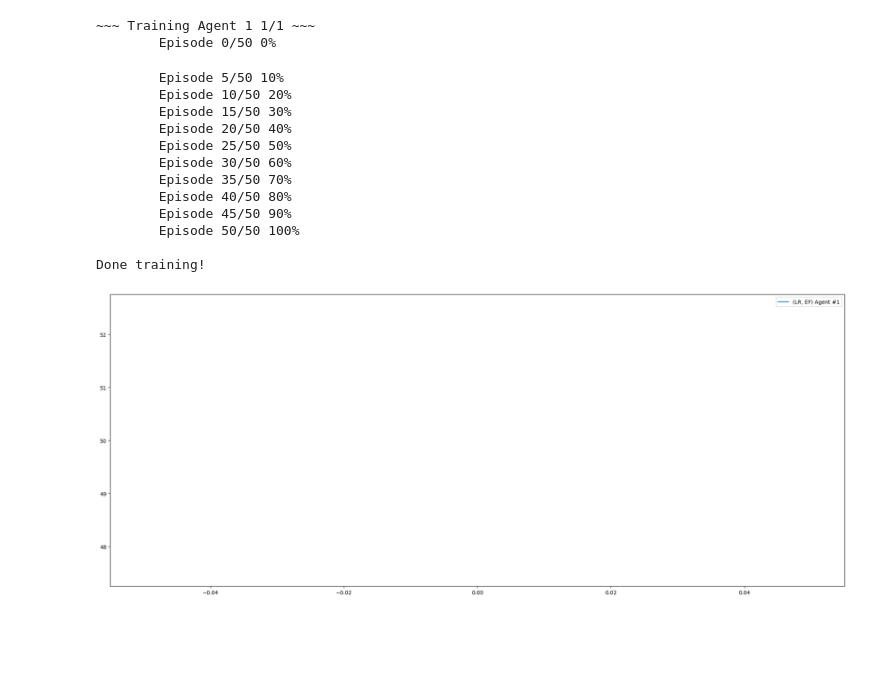
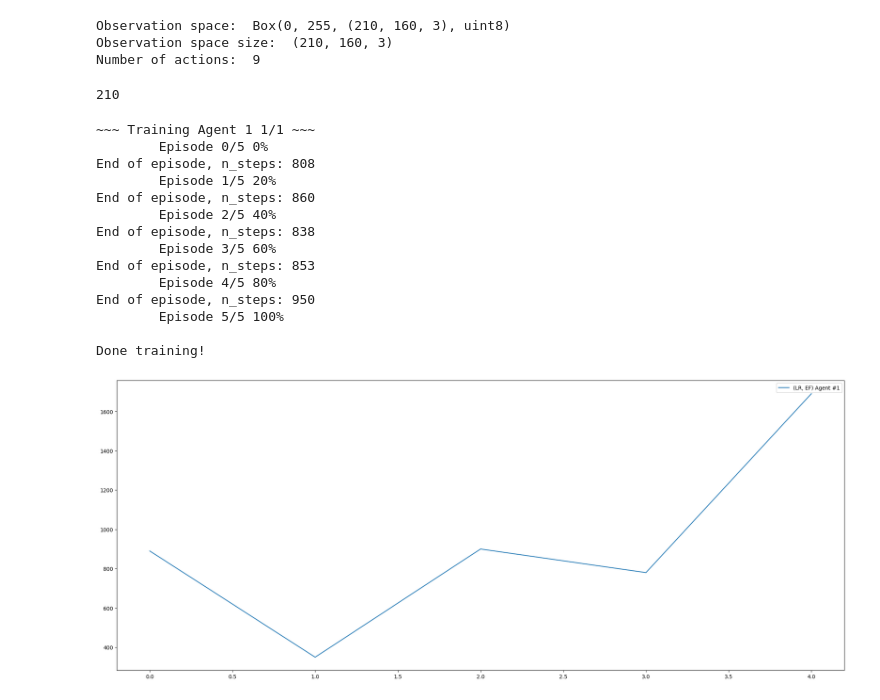
Before and after one commit to billyParmenter/Reinforcement-Learning, a Jupyter notebook: Project.ipynb, the cells around one changed output. Drawn from its saved outputs; the diff is of its cells as text; code cells hidden in the pictures; blank space fills up the shorter version.

```diff
--- a/Project.ipynb
+++ b/Project.ipynb
@@ -28,9 +35,17 @@ def plot(results, result_index, window_size, title):
   plt.show()
 # %%
 
-env = gym.make('MsPacman-v4')
+env = gym.make('MsPacman-v4', render_mode='human')
 
 num_obs, num_actions = describe_env(env)
+# %% [output]
+Observation space:  Box(0, 255, (210, 160, 3), uint8)
+Observation space size:  (210, 160, 3)
+Number of actions:  9
+# %%
+num_obs[0]
+# %% [output]
+210
 # %%
 
 dqn_agent = DQN_Agent({
@@ -42,30 +57,30 @@ dqn_agent = DQN_Agent({
 })
 # %%
 handler = Agent_handler({
-    "num_episodes":50,
-    "max_steps":15,
-    "notify_percent":10,
-    "update_rate": 5
+    "num_episodes":5,
+    "max_steps":10000,
+    "notify_percent":5,
+    "update_rate": 10
 })
 # %%
 results = handler.train([dqn_agent], env)
 # %% [output]
 ~~~ Training Agent 1 1/1 ~~~
-        Episode 0/50 0%
+        Episode 0/5 0%
+End of episode, n_steps: 808
+        Episode 1/5 20%
+End of episode, n_steps: 860
+        Episode 2/5 40%
+End of episode, n_steps: 838
+        Episode 3/5 60%
+End of episode, n_steps: 853
+        Episode 4/5 80%
+End of episode, n_steps: 950
+        Episode 5/5 100%
+
+Done training!
-        Episode 5/50 10%
-        Episode 10/50 20%
-        Episode 15/50 30%
-        Episode 20/50 40%
-        Episode 25/50 50%
-        Episode 30/50 60%
-        Episode 35/50 70%
-        Episode 40/50 80%
-        Episode 45/50 90%
-        Episode 50/50 100%
-
-Done training!
 # %%
 smoothing = 1
-plot(results, 0, smoothing, "")
+plot(results, 2, smoothing, "")
 # %% [output]
-[figure, old version]
+[figure, new version]
```
Also changed, not shown: parts of 2 cells of this notebook, 2 other files.
